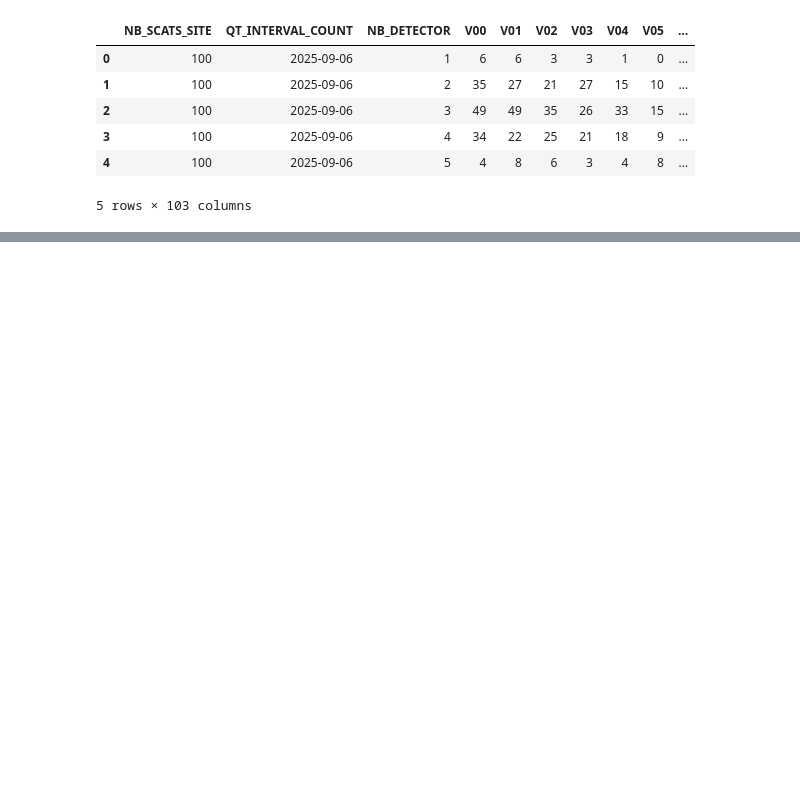
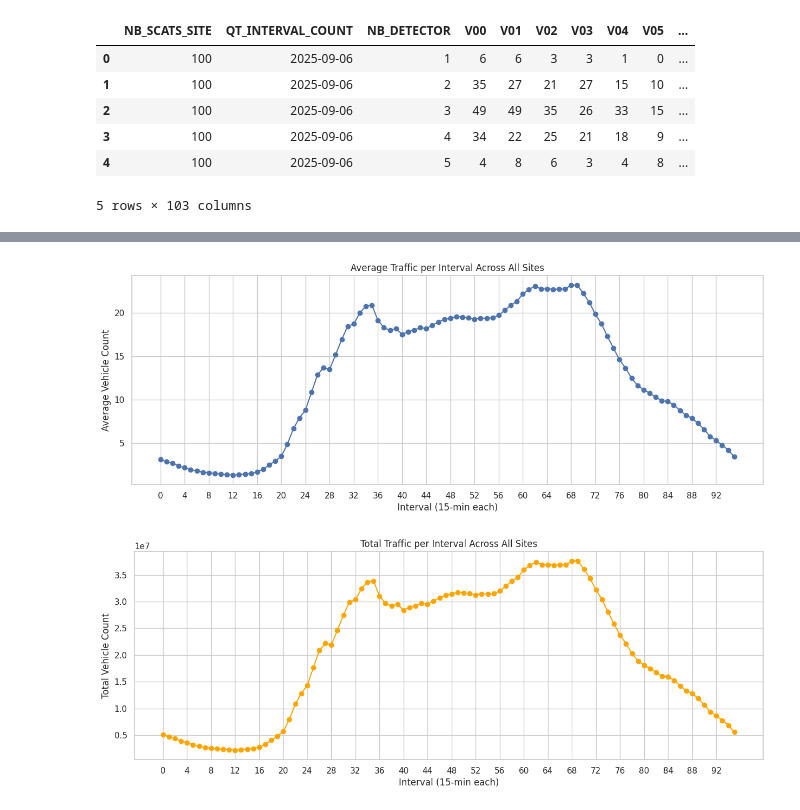
Before and after one commit to tausifjahangir/TrafficCongestionPredictor, a Jupyter notebook: TrafficAnalysis.ipynb, the cells around one changed output, grey strips where cells are left out. Cells and saved outputs as stored; diff of their text form; code cells hidden in the pictures; blank space fills up the shorter version.

Commit message:
Basic Exploratory Data Analysis

```diff
--- a/TrafficAnalysis.ipynb
+++ b/TrafficAnalysis.ipynb
@@ -45,0 +74,17 @@ traffic_df.head()
+# %%
+# Select all V-columns (traffic volume counts)
+volume_cols = [col for col in traffic_df.columns if col.startswith("V")]
+
+# Basic statistics for each interval
+volume_stats = traffic_df[volume_cols].describe().transpose()
+print(volume_stats.head())  # show first few intervals
+
+# Find the interval with highest average traffic
+avg_traffic = traffic_df[volume_cols].mean()
+peak_interval = avg_traffic.idxmax()
+print(f"\nInterval with highest average traffic: {peak_interval} (avg={avg_traffic[peak_interval]:.2f})")
+
+# sum across all sites per interval to see total traffic pattern
+total_traffic_by_interval = traffic_df[volume_cols].sum()
+print("\nTotal traffic per interval (first 10):")
+print(total_traffic_by_interval.head(10))
@@ -45,0 +109,30 @@ traffic_df.head()
+# %%
+import matplotlib.pyplot as plt
+import seaborn as sns
+
+sns.set(style="whitegrid")
+
+# Average traffic per interval
+avg_traffic = traffic_df[volume_cols].mean()
+
+plt.figure(figsize=(15,5))
+plt.plot(range(len(avg_traffic)), avg_traffic, marker='o')
+plt.title("Average Traffic per Interval Across All Sites")
+plt.xlabel("Interval (15-min each)")
+plt.ylabel("Average Vehicle Count")
+plt.xticks(range(0, 96, 4))  # show every 1 hour
+plt.show()
+
+# Total traffic per interval (all sites)
+total_traffic = traffic_df[volume_cols].sum()
+
+plt.figure(figsize=(15,5))
+plt.plot(range(len(total_traffic)), total_traffic, marker='o', color='orange')
+plt.title("Total Traffic per Interval Across All Sites")
+plt.xlabel("Interval (15-min each)")
+plt.ylabel("Total Vehicle Count")
+plt.xticks(range(0, 96, 4))  # every hour
+plt.show()
+# %% [output]
+[figure, added]
+[figure, added]
```
Also changed, not shown: parts of 4 cells of this notebook.
